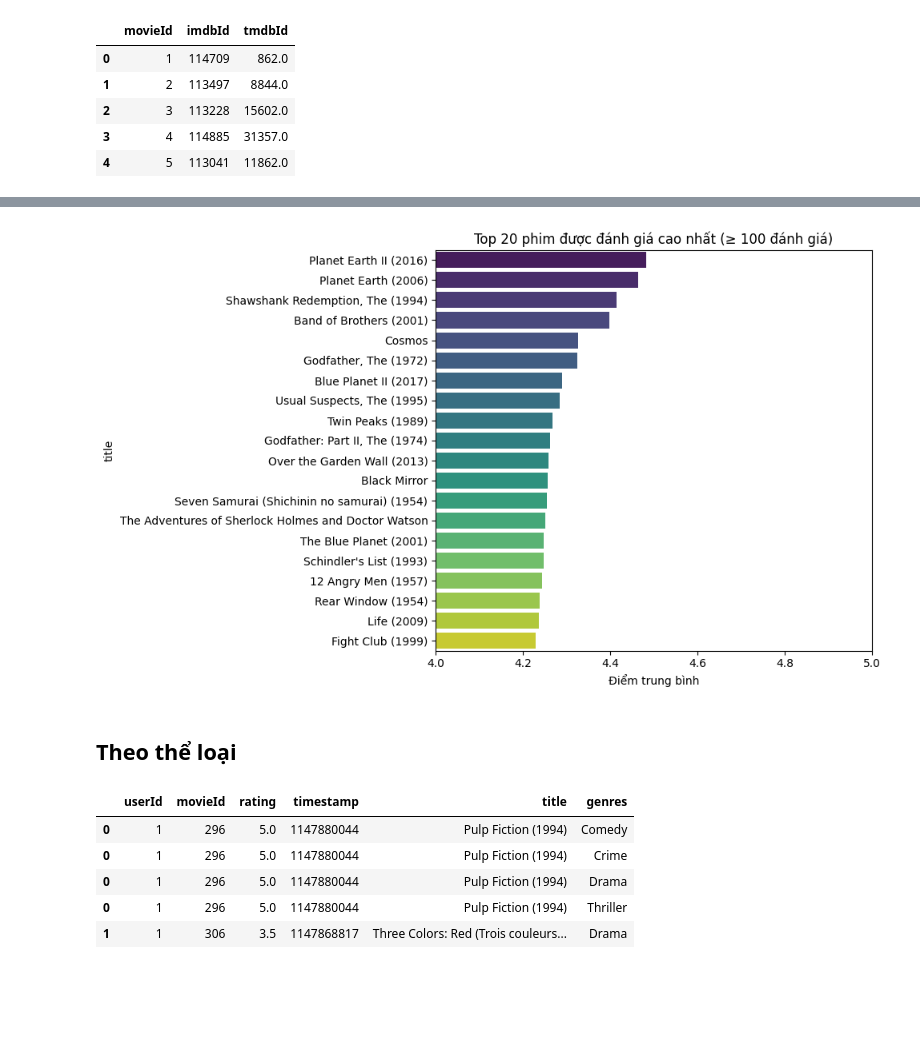
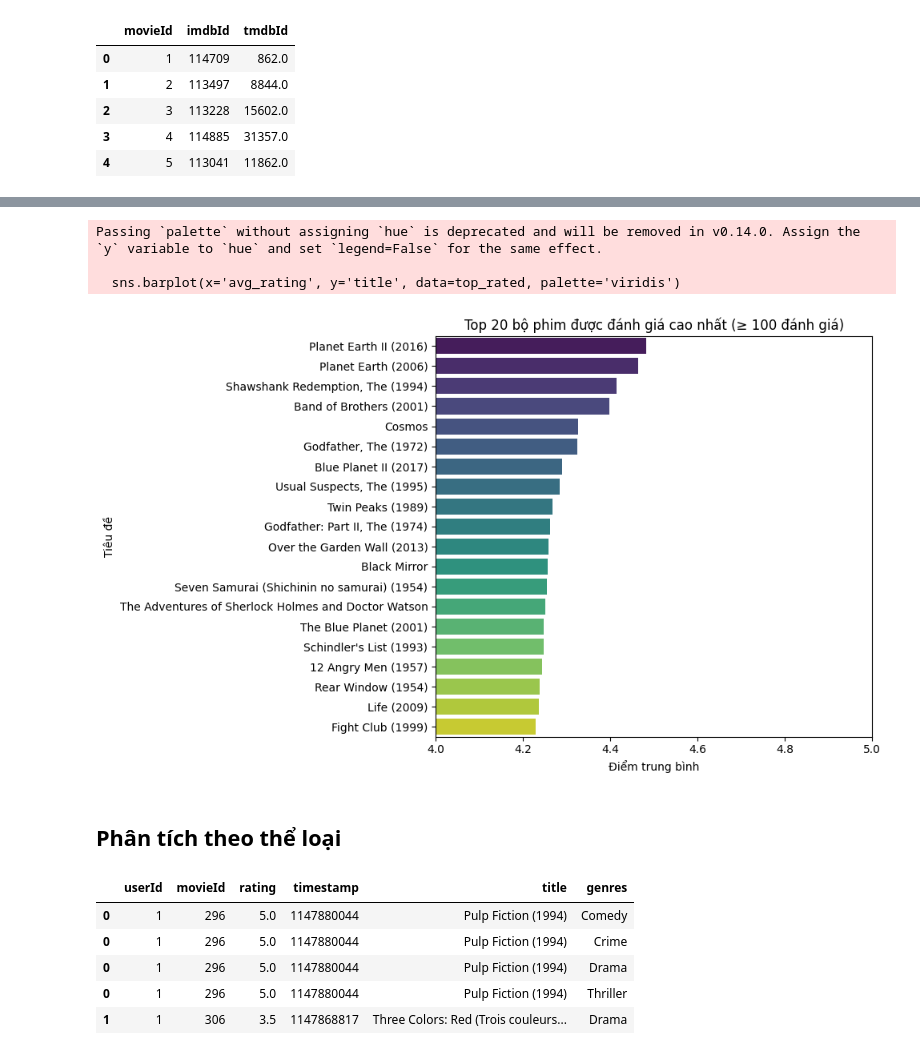
Before and after one commit to ththu0205/SVD-in-Movie-Recommendation-Systems, a Jupyter notebook: baseline_SVD/phase1.ipynb, the cells around one changed output, grey strips where cells are left out. Drawn from its saved outputs; the diff is of its cells as text; code cells hidden in the pictures; blank space fills up the shorter version.

```diff
--- a/baseline_SVD/phase1.ipynb
+++ b/baseline_SVD/phase1.ipynb
@@ -9,8 +9,9 @@ from sklearn.model_selection import train_test_split
 from sklearn.preprocessing import LabelEncoder
 from sklearn.metrics import mean_squared_error, mean_absolute_error
 # %%
-rating = pd.read_csv("/kaggle/input/movielens-25m-dataset/ml-25m/ratings.csv")
-movie = pd.read_csv("/kaggle/input/movielens-25m-dataset/ml-25m/movies.csv")
-link = pd.read_csv("/kaggle/input/movielens-25m-dataset/ml-25m/links.csv")
+# Load dataset
+rating = pd.read_csv("ml-25m/ratings.csv")
+movie = pd.read_csv("ml-25m/movies.csv")
+link = pd.read_csv("ml-25m/links.csv")
 # %%
 print("="*50)
@@ -81,24 +99,31 @@ plt.show()
 # %%
-# Top 20 phim có điểm trung bình cao nhất
+# Tính điểm trung bình và số lượt đánh giá cho từng phim
 movie_stats = rating.groupby('movieId').agg(
     avg_rating=('rating', 'mean'),
     rating_count=('rating', 'count')
 ).reset_index()
 
-# Lọc phim có ít nhất 100 đánh giá
+# Lọc các bộ phim có ít nhất 100 đánh giá
 popular_movies = movie_stats[movie_stats['rating_count'] >= 100]
+# Lấy 20 bộ phim có điểm trung bình cao nhất
 top_rated = popular_movies.sort_values(by='avg_rating', ascending=False).head(20)
+# Gộp với bảng 'movie' để lấy title của phim
 top_rated = top_rated.merge(movie[['movieId', 'title']], on='movieId')
 
+# Vẽ biểu đồ
 plt.figure(figsize=(10, 6))
 sns.barplot(x='avg_rating', y='title', data=top_rated, palette='viridis')
-plt.title('Top 20 phim được đánh giá cao nhất (≥ 100 đánh giá)')
+plt.title('Top 20 bộ phim được đánh giá cao nhất (≥ 100 đánh giá)')
 plt.xlabel('Điểm trung bình')
+plt.ylabel('Tiêu đề')
 plt.xlim(4, 5)
 plt.tight_layout()
 plt.show()
 # %% [output]
+Passing `palette` without assigning `hue` is deprecated and will be removed in v0.14.0. Assign the `y` variable to `hue` and set `legend=False` for the same effect.
+
+  sns.barplot(x='avg_rating', y='title', data=top_rated, palette='viridis')
-[figure, old version]
+[figure, new version]
 # %% [markdown]
-## Theo thể loại
+## Phân tích theo thể loại
 # %%
```
Also changed, not shown: parts of 27 cells of this notebook, 2 other files.
